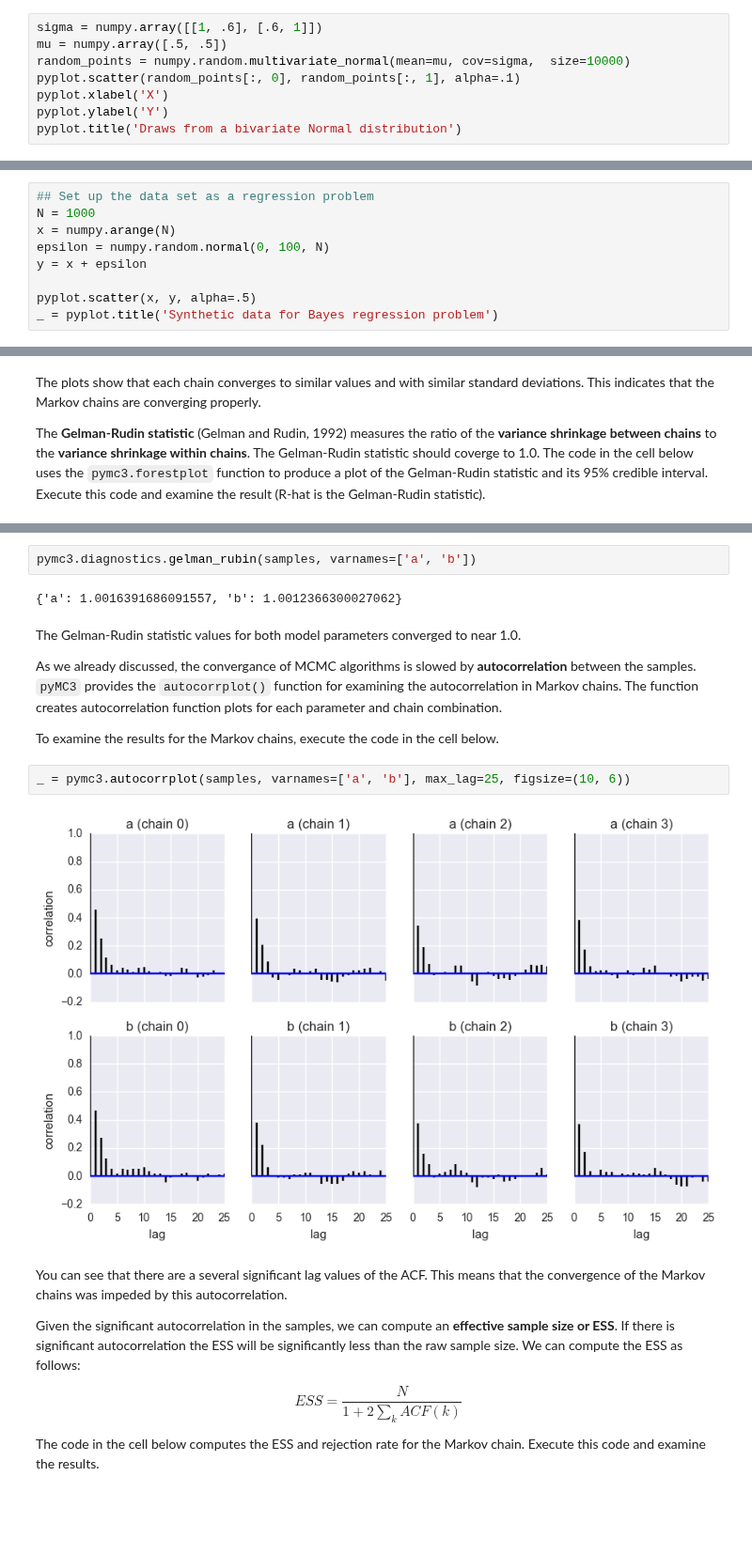
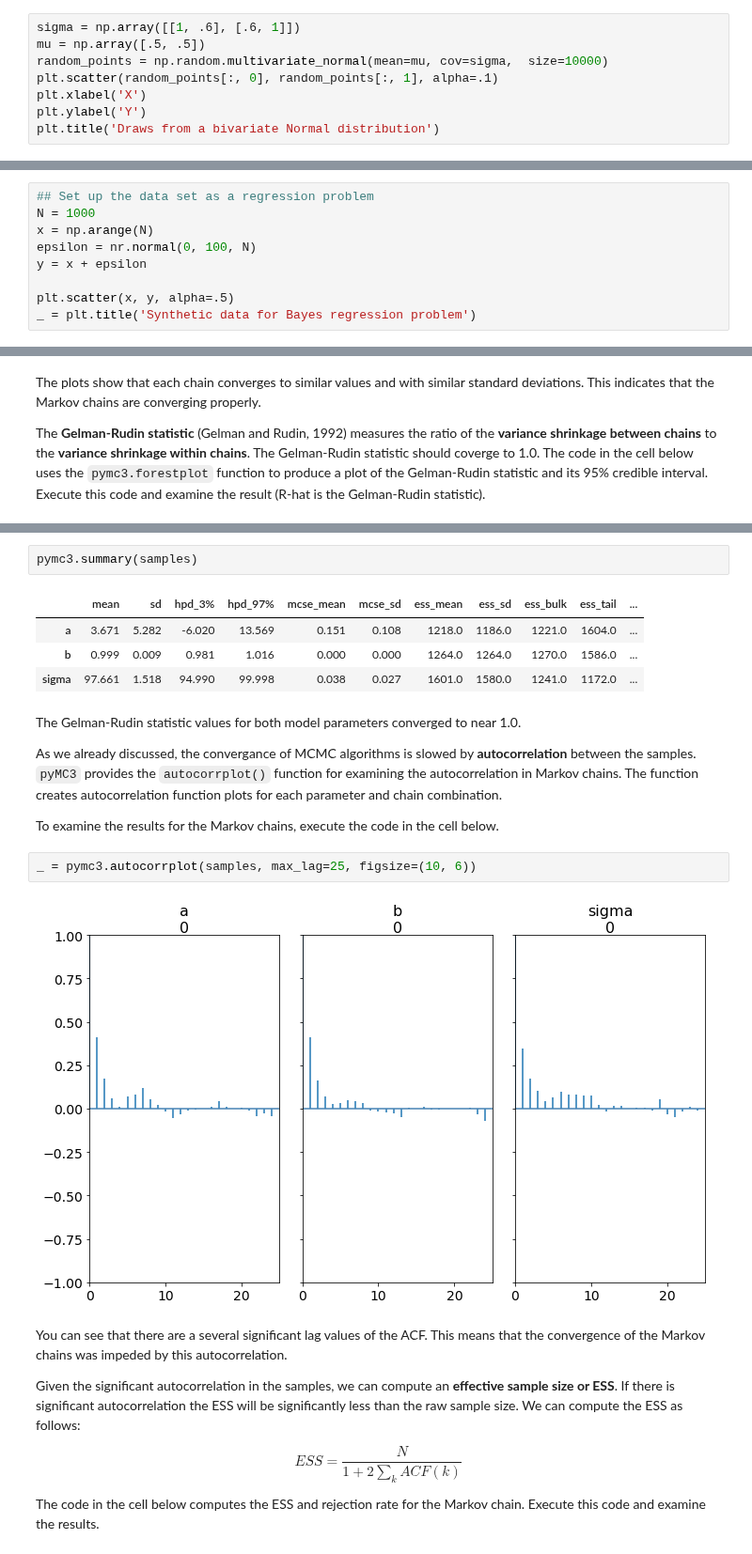
Before and after one commit to StephenElston/DataScience410, a Jupyter notebook: Lecture9/BayesModels2.ipynb, the cells around one changed output, grey strips where cells are left out. Shown at 94% size. Drawn from its saved outputs; the diff is of its cells as text; blank space fills up the shorter version.

```diff
--- a/Lecture9/BayesModels2.ipynb
+++ b/Lecture9/BayesModels2.ipynb
@@ -130,11 +131,11 @@ from matplotlib import pyplot
 
 %matplotlib inline
 # %%
-sigma = numpy.array([[1, .6], [.6, 1]])
-mu = numpy.array([.5, .5])
-random_points = numpy.random.multivariate_normal(mean=mu, cov=sigma,  size=10000)
-pyplot.scatter(random_points[:, 0], random_points[:, 1], alpha=.1)
-pyplot.xlabel('X')
-pyplot.ylabel('Y')
-pyplot.title('Draws from a bivariate Normal distribution')
+sigma = np.array([[1, .6], [.6, 1]])
+mu = np.array([.5, .5])
+random_points = np.random.multivariate_normal(mean=mu, cov=sigma,  size=10000)
+plt.scatter(random_points[:, 0], random_points[:, 1], alpha=.1)
+plt.xlabel('X')
+plt.ylabel('Y')
+plt.title('Draws from a bivariate Normal distribution')
 # %% [output]
@@ -354,10 +354,10 @@ As a first step the code in the cell below generates bi-variate data with Normal
 # %%
 ## Set up the data set as a regression problem
 N = 1000
-x = numpy.arange(N)
-epsilon = numpy.random.normal(0, 100, N)
+x = np.arange(N)
+epsilon = nr.normal(0, 100, N)
 y = x + epsilon
 
-pyplot.scatter(x, y, alpha=.5)
-_ = pyplot.title('Synthetic data for Bayes regression problem')
+plt.scatter(x, y, alpha=.5)
+_ = plt.title('Synthetic data for Bayes regression problem')
 # %% [output]
@@ -539,7 +535,10 @@ We can also get the value of the Gelman-Rudin statistic for our variables like s
-# %%
-pymc3.diagnostics.gelman_rubin(samples, varnames=['a', 'b'])
-# %% [output]
-{'a': 1.0016391686091557, 'b': 1.0012366300027062}
+# %%
+pymc3.summary(samples)
+# %% [output]
+|  | mean | sd | hpd_3% | hpd_97% | mcse_mean | mcse_sd | ess_mean | ess_sd | ess_bulk | ess_tail | ... |
+| a | 3.671 | 5.282 | -6.020 | 13.569 | 0.151 | 0.108 | 1218.0 | 1186.0 | 1221.0 | 1604.0 | ... |
+| b | 0.999 | 0.009 | 0.981 | 1.016 | 0.000 | 0.000 | 1264.0 | 1264.0 | 1270.0 | 1586.0 | ... |
+| sigma | 97.661 | 1.518 | 94.990 | 99.998 | 0.038 | 0.027 | 1601.0 | 1580.0 | 1241.0 | 1172.0 | ... |
 # %% [markdown]
 The Gelman-Rudin statistic values for both model parameters converged to near 1.0.
 
@@ -547,9 +546,9 @@ As we already discussed, the convergance of MCMC algorithms is slowed by **autoc
 
 To examine the results for the Markov chains, execute the code in the cell below.
 # %%
-_ = pymc3.autocorrplot(samples, varnames=['a', 'b'], max_lag=25, figsize=(10, 6))
+_ = pymc3.autocorrplot(samples, max_lag=25, figsize=(10, 6))
 # %% [output]
-[figure, old version]
+[figure, new version]
 # %% [markdown]
 You can see that there are a several significant lag values of the ACF. This means that the convergence of the Markov chains was impeded by this autocorrelation.
 
```
Also changed, not shown: parts of 20 cells of this notebook, 1 other file.
